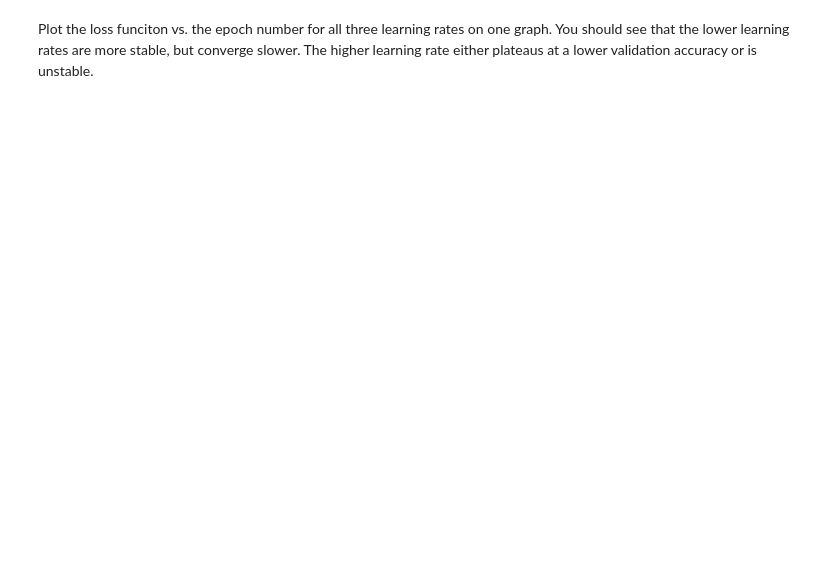
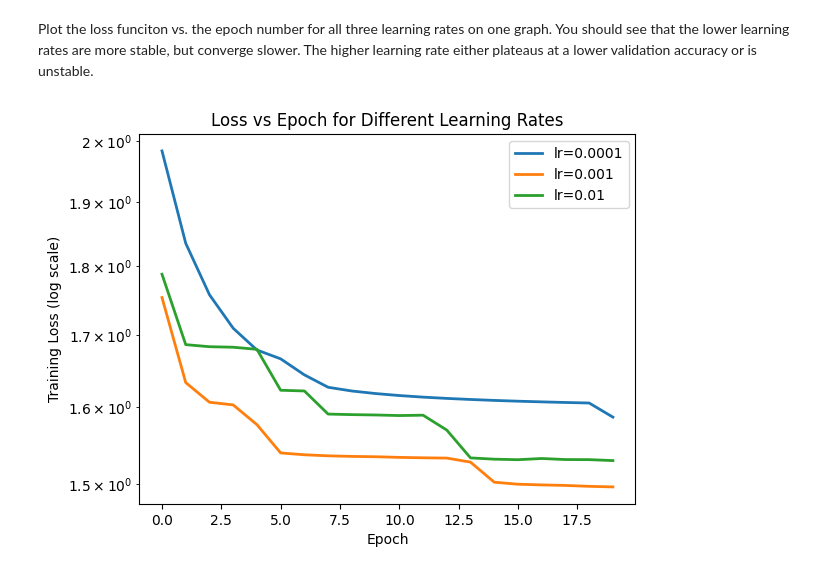
Before and after one commit to Hexin666666/gitskills, a Jupyter notebook: unit09_neural/lab_music_partial.ipynb, the cells around one changed output. Saved outputs shown, nothing was run; the diff lists cells and outputs as text; code cells hidden in the pictures; blank space fills up the shorter version.

```diff
--- a/unit09_neural/lab_music_partial.ipynb
+++ b/unit09_neural/lab_music_partial.ipynb
@@ -351,0 +421,12 @@ Plot the loss funciton vs. the epoch number for all three learning rates on one
+# %%
+
+for i, lr in enumerate(rates):
+    plt.semilogy(loss_hist_lr[i], label=f'lr={lr}', linewidth=2)
+
+plt.xlabel('Epoch')
+plt.ylabel('Training Loss (log scale)')
+plt.title('Loss vs Epoch for Different Learning Rates')
+plt.legend()
+plt.show()
+# %% [output]
+[figure, added]
```
Also changed, not shown: parts of 5 cells of this notebook.
